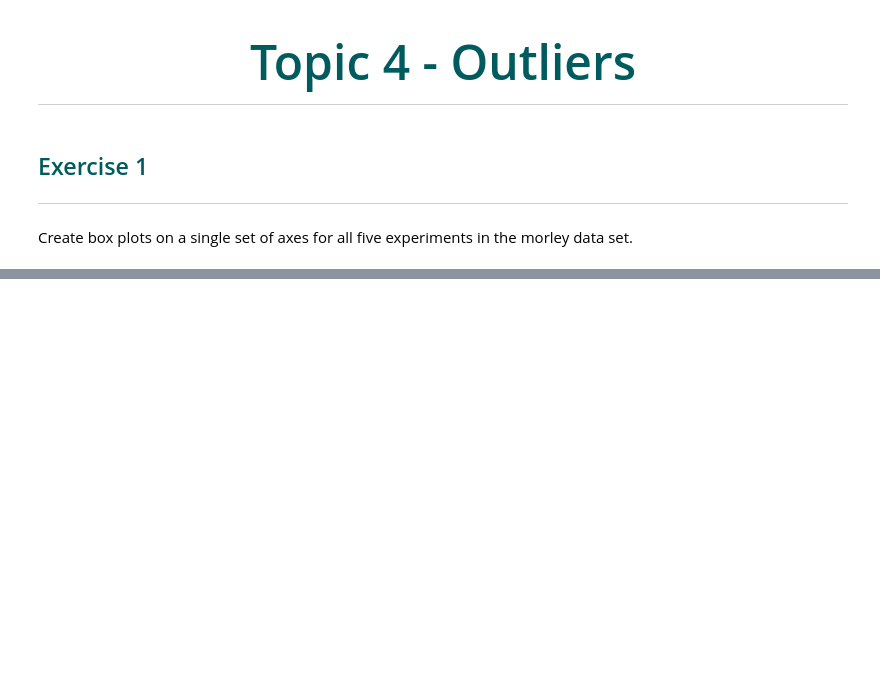
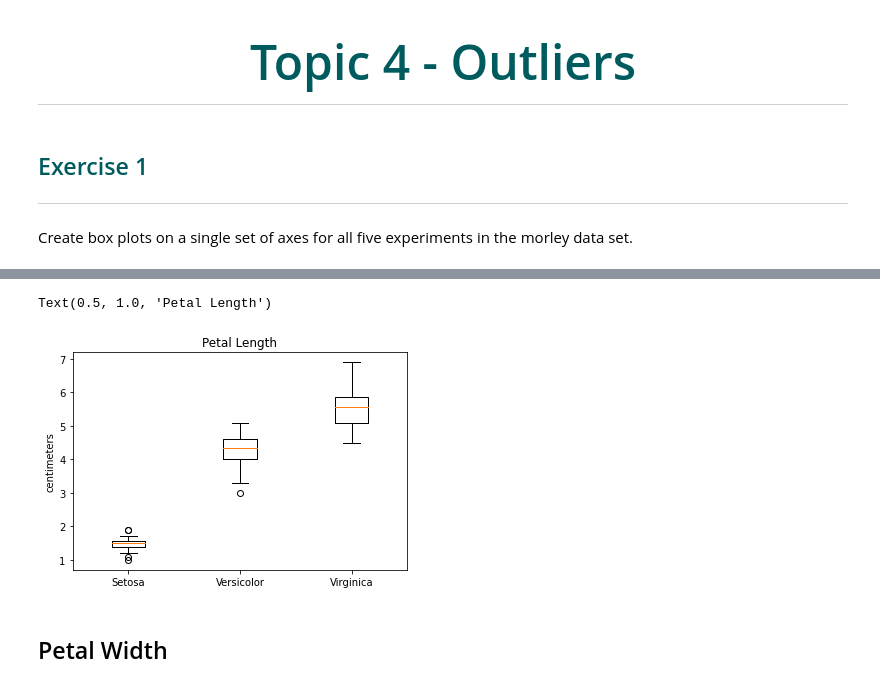
Before and after one commit to micheal-mcenery/funddata-assessment, a Jupyter notebook: Topic 4 - Outliers.ipynb, the cells around one changed output, grey strips where cells are left out. Drawn from its saved outputs; the diff is of its cells as text; code cells hidden in the pictures; blank space fills up the shorter version.

```diff
--- a/Topic 4 - Outliers.ipynb
+++ b/Topic 4 - Outliers.ipynb
@@ -47,0 +92,15 @@ plt.legend(bbox_to_anchor = (1.0, 1), loc = 'upper center')
+# %%
+# Select the data for the Petal Length.
+setosa_petal_l = data[:50, 2]
+versicolor_petal_l = data[50:100, 2]
+virginica_petal_l = data[100:150, 2]
+# %%
+plt.boxplot(np.array([setosa_petal_l, versicolor_petal_l, virginica_petal_l]).T);
+plt.ylabel('centimeters')
+plt.xticks([1, 2, 3], ['Setosa', 'Versicolor', 'Virginica'])
+plt.title("Petal Length")
+# %% [output]
+Text(0.5, 1.0, 'Petal Length')
+[figure, added]
+# %% [markdown]
+## Petal Width
```
Also changed, not shown: parts of 13 cells of this notebook, 1 other file.
